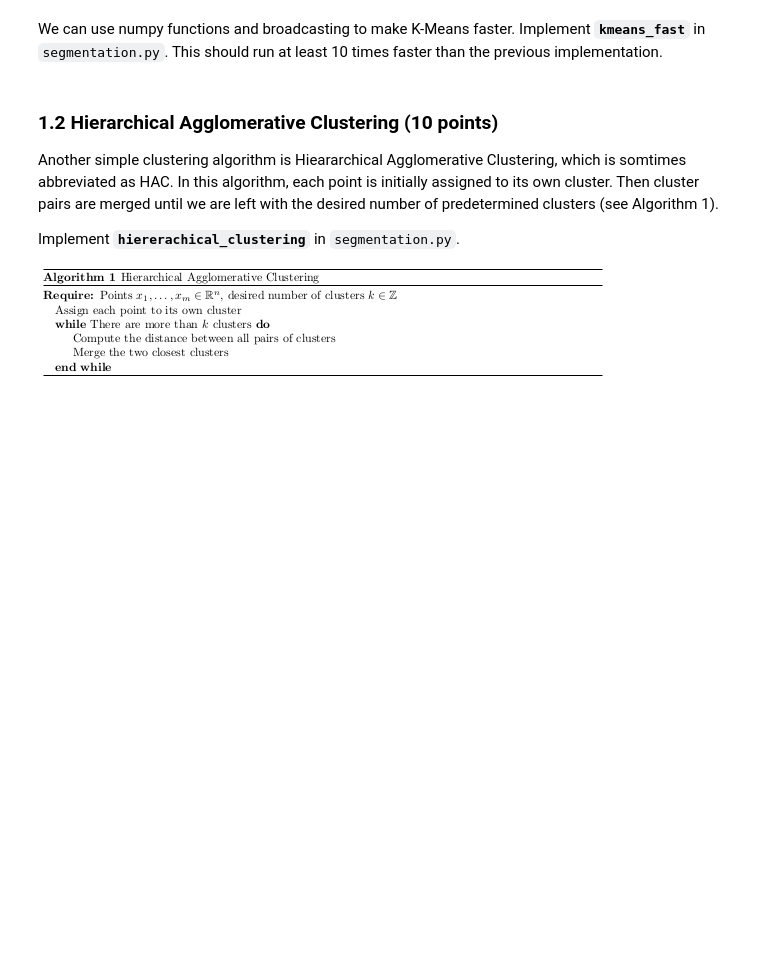
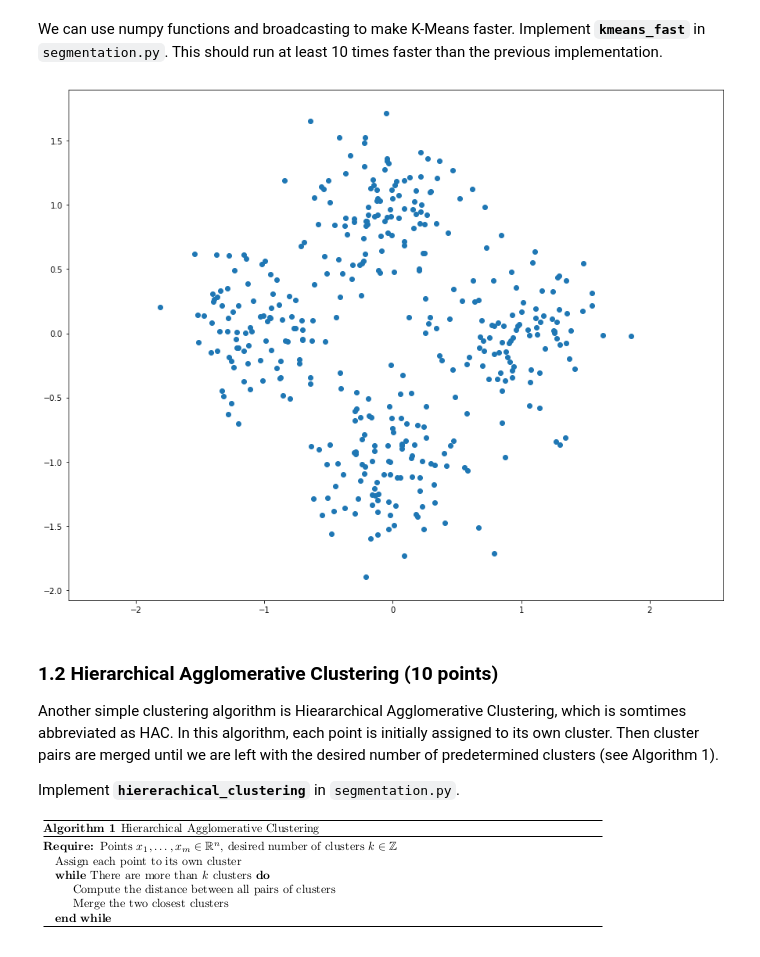
Before and after one commit to MohamedShetewi/Computer-Vision-Assignment, a Jupyter notebook: hw6.ipynb, the cells around one changed output. Saved outputs shown, nothing was run; the diff lists cells and outputs as text; code cells hidden in the pictures; blank space fills up the shorter version.

```diff
--- a/hw6.ipynb
+++ b/hw6.ipynb
@@ -110,21 +125,23 @@ We can use numpy functions and broadcasting to make K-Means faster. Implement **
 # %%
 from segmentation import kmeans_fast
 
 np.random.seed(0)
 start = time()
 assignments = kmeans_fast(X, 4)
 end = time()
 
-kmeans_fast_runtime = end - start
-print("kmeans running time: %f seconds." % kmeans_fast_runtime)
-print("%f times faster!" % (kmeans_runtime / kmeans_fast_runtime))
+# kmeans_fast_runtime = end - start
+# print("kmeans running time: %f seconds." % kmeans_fast_runtime)
+# print("%f times faster!" % (kmeans_runtime / kmeans_fast_runtime))
 
 for i in range(4):
     cluster_i = X[assignments==i]
     plt.scatter(cluster_i[:, 0], cluster_i[:, 1])
 
 plt.axis('equal')
 plt.show()
+# %% [output]
+[figure, added]
 # %% [markdown]
 ### 1.2 Hierarchical Agglomerative Clustering (10 points)
 Another simple clustering algorithm is Hieararchical Agglomerative Clustering, which is somtimes abbreviated as HAC. In this algorithm, each point is initially assigned to its own cluster. Then cluster pairs are merged until we are left with the desired number of predetermined clusters (see Algorithm 1).
```
Also changed, not shown: parts of 4 cells of this notebook, 2 other files.
